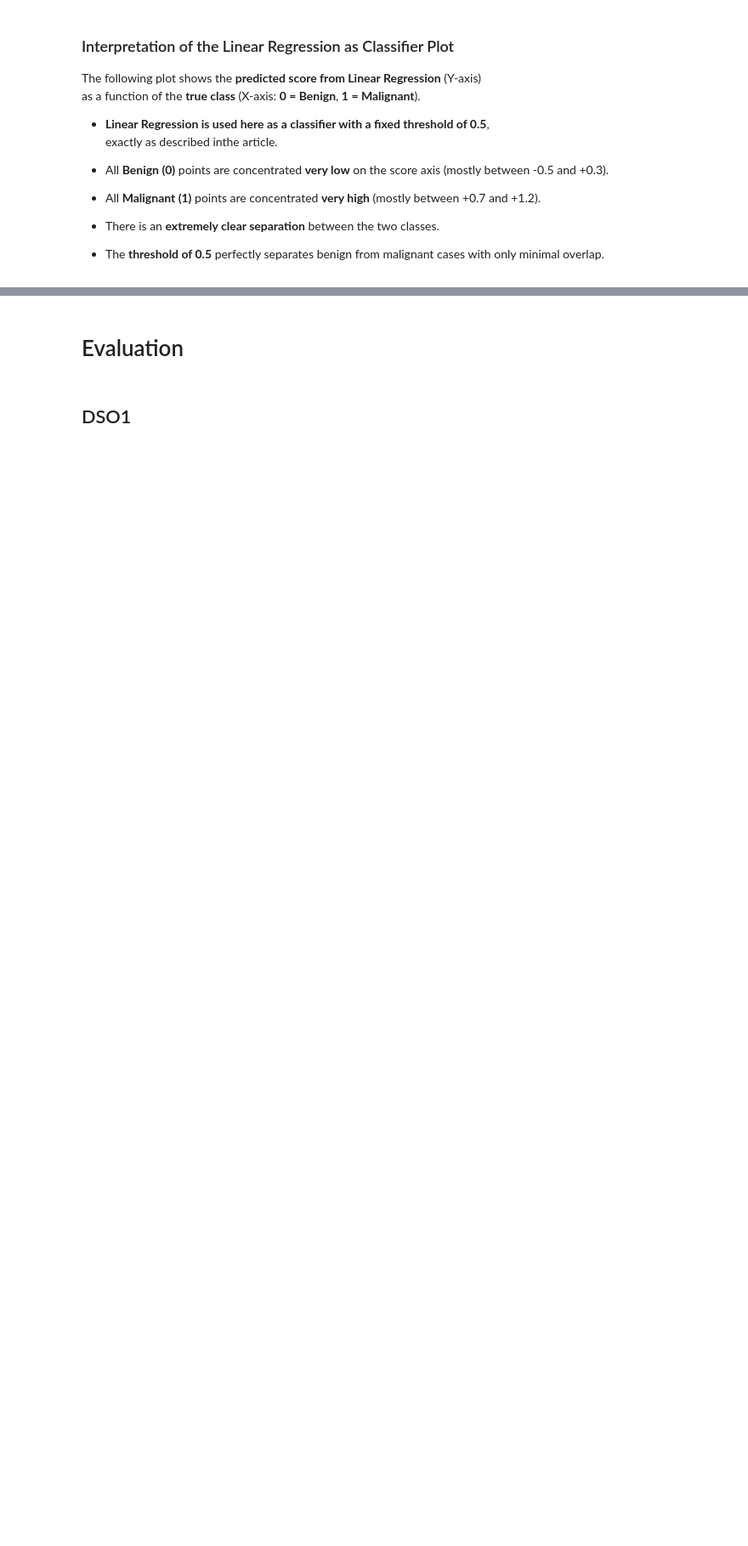
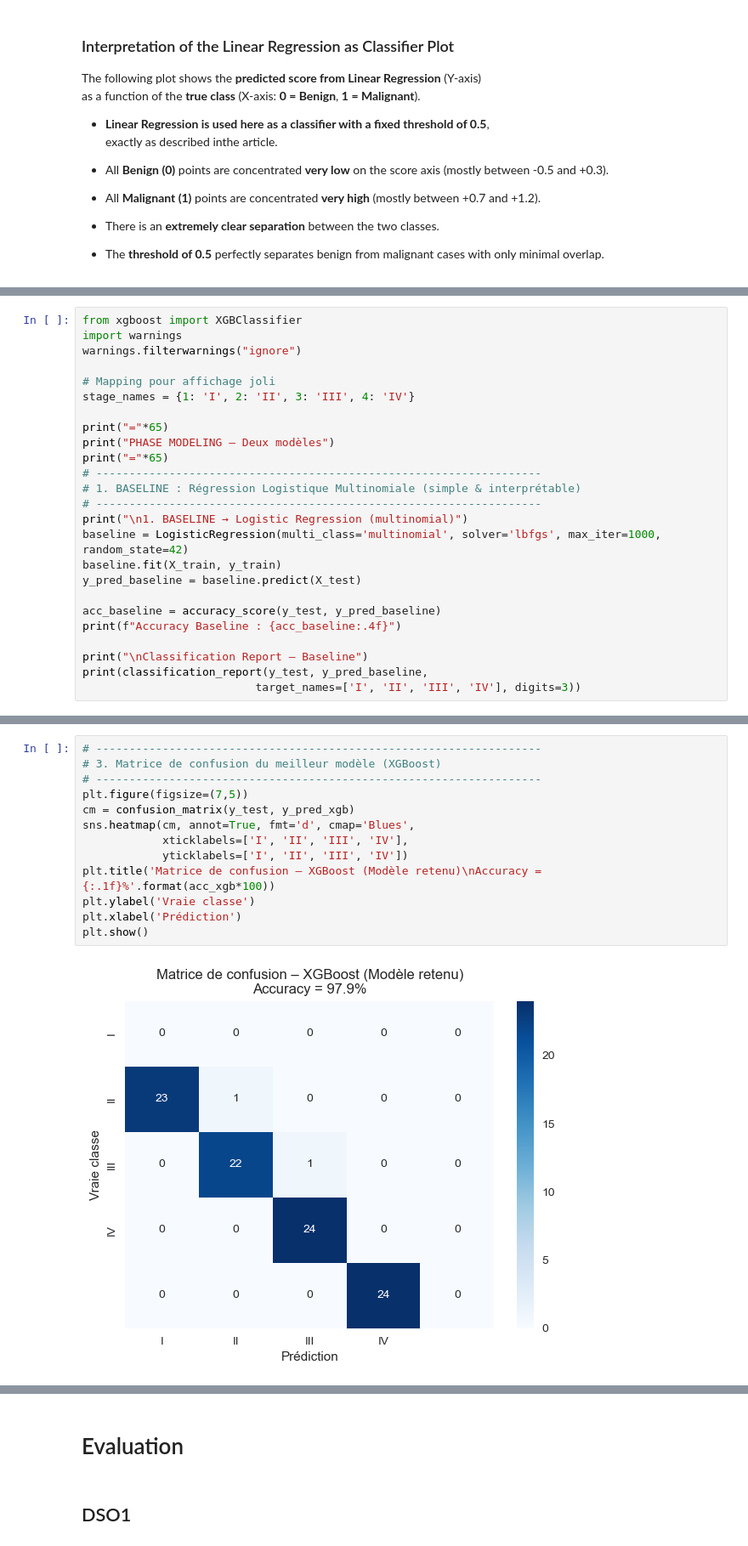
Before and after one commit to youssef060902/Algonomads_ML, a Jupyter notebook: Project.ipynb, the cells around one changed output, grey strips where cells are left out. Shown at 85% size. Cells and saved outputs as stored; diff of their text form; blank space fills up the shorter version.

```diff
--- a/Project.ipynb
+++ b/Project.ipynb
@@ -715,0 +720,25 @@ as a function of the **true class** (X-axis: **0 = Benign**, **1 = Malignant**).
+# %%
+from xgboost import XGBClassifier
+import warnings
+warnings.filterwarnings("ignore")
+
+# Mapping pour affichage joli
+stage_names = {1: 'I', 2: 'II', 3: 'III', 4: 'IV'}
+
+print("="*65)
+print("PHASE MODELING – Deux modèles")
+print("="*65)
+# -------------------------------------------------------------------
+# 1. BASELINE : Régression Logistique Multinomiale (simple & interprétable)
+# -------------------------------------------------------------------
+print("\n1. BASELINE → Logistic Regression (multinomial)")
+baseline = LogisticRegression(multi_class='multinomial', solver='lbfgs', max_iter=1000, random_state=42)
+baseline.fit(X_train, y_train)
+y_pred_baseline = baseline.predict(X_test)
+
+acc_baseline = accuracy_score(y_test, y_pred_baseline)
+print(f"Accuracy Baseline : {acc_baseline:.4f}")
+
+print("\nClassification Report – Baseline")
+print(classification_report(y_test, y_pred_baseline,
+                          target_names=['I', 'II', 'III', 'IV'], digits=3))
@@ -715,0 +816,15 @@ as a function of the **true class** (X-axis: **0 = Benign**, **1 = Malignant**).
+# %%
+# -------------------------------------------------------------------
+# 3. Matrice de confusion du meilleur modèle (XGBoost)
+# -------------------------------------------------------------------
+plt.figure(figsize=(7,5))
+cm = confusion_matrix(y_test, y_pred_xgb)
+sns.heatmap(cm, annot=True, fmt='d', cmap='Blues',
+            xticklabels=['I', 'II', 'III', 'IV'],
+            yticklabels=['I', 'II', 'III', 'IV'])
+plt.title('Matrice de confusion – XGBoost (Modèle retenu)\nAccuracy = {:.1f}%'.format(acc_xgb*100))
+plt.ylabel('Vraie classe')
+plt.xlabel('Prédiction')
+plt.show()
+# %% [output]
+[figure, added]
```
Also changed, not shown: parts of 7 cells of this notebook.
